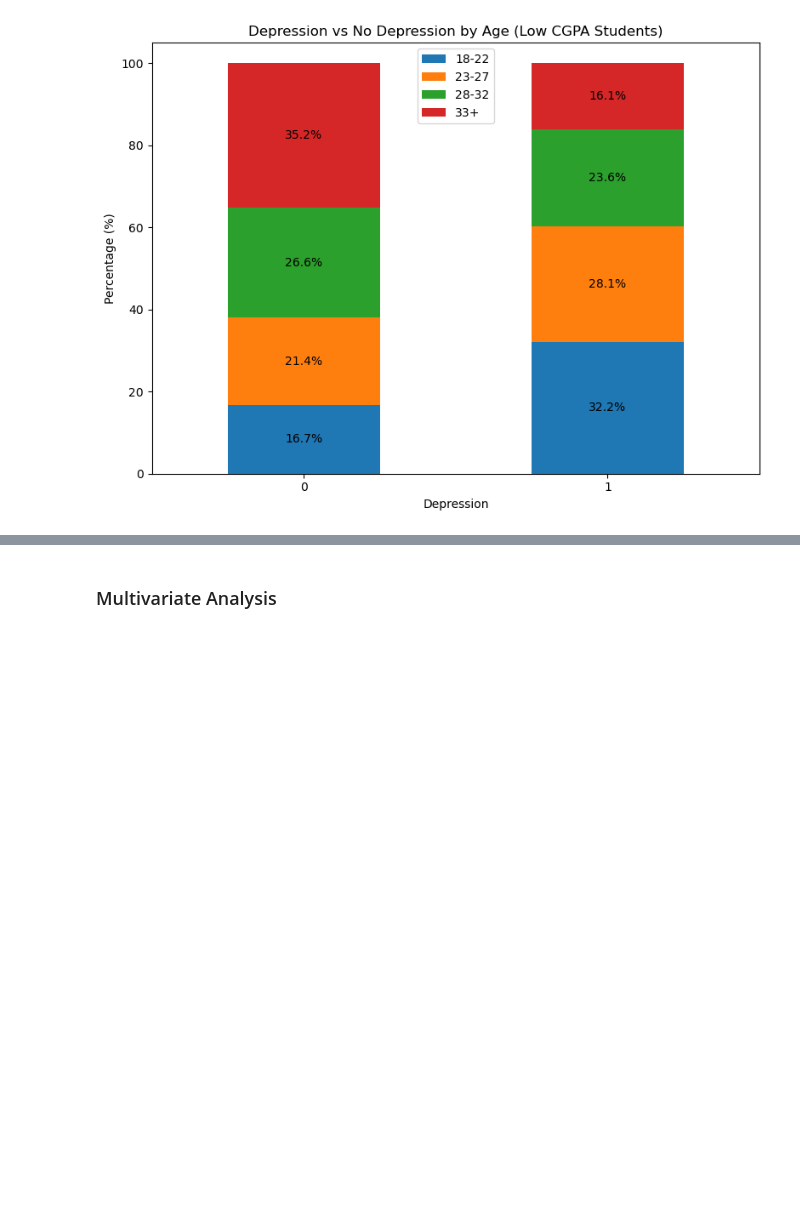
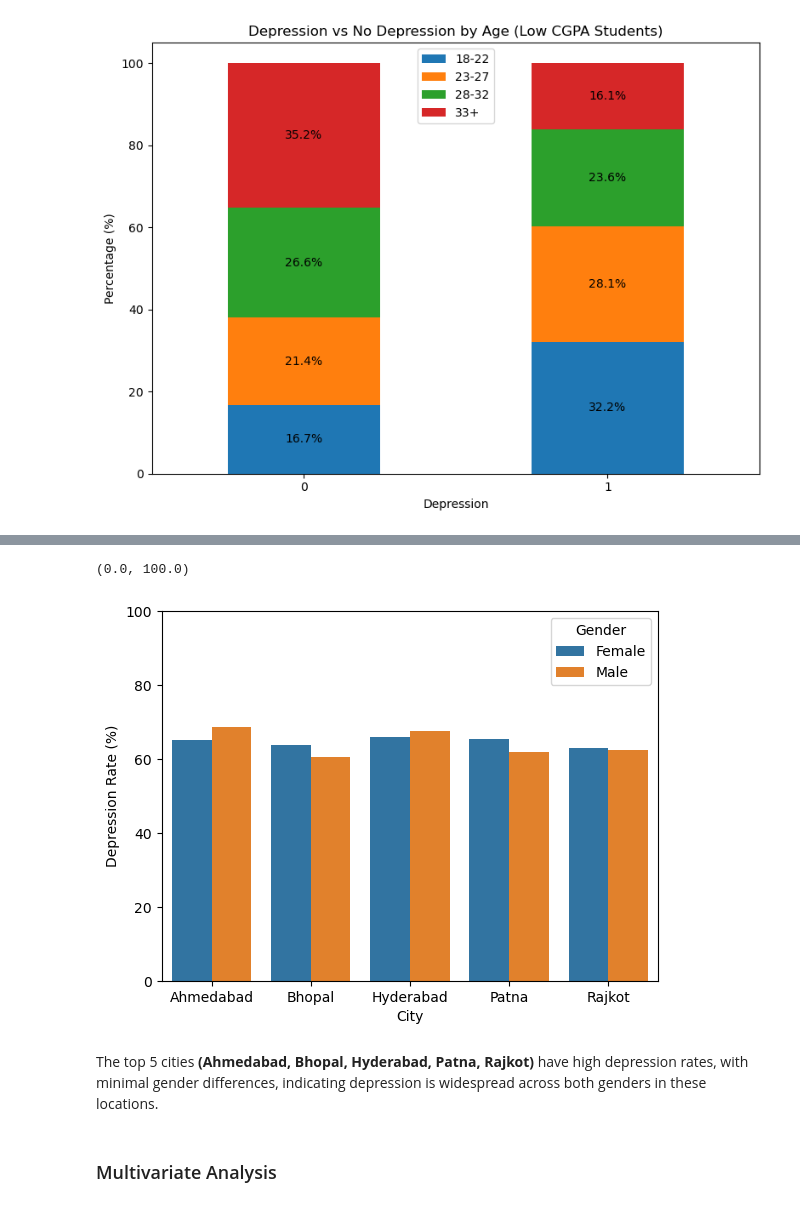
Before and after one commit to Siddharth-Saravanan/Student_Depression_Analysis_and_Prediction_using_Machine_Learning, a Jupyter notebook: student_depression_prediction.ipynb, the cells around one changed output, grey strips where cells are left out. Drawn from its saved outputs; the diff is of its cells as text; code cells hidden in the pictures; blank space fills up the shorter version.

```diff
--- a/student_depression_prediction.ipynb
+++ b/student_depression_prediction.ipynb
@@ -1068,0 +1073,9 @@ This indicates that low CGPA alone is not a strong differentiator of depression
+# %%
+city_depr = depr_df.groupby('City')['Depression'].agg(['sum','count'])
+city_depr['Depression Rate (%)'] = ((city_depr['sum']/city_depr['count'])*100).round(2)
+top5_cities = city_depr.sort_values(by='Depression Rate (%)', ascending=False).head(5).index.tolist()
+
+#
+city_gen_depr = depr_df[depr_df['City'].isin(top5_cities)].groupby(['City','Gender'])['Depression'].agg(['sum','count'])
+city_gen_depr['Depression Rate (%)'] = ((city_gen_depr['sum']/city_gen_depr['count'])*100).round(2)
+city_gen_depr
@@ -1069,3 +1095,16 @@ This indicates that low CGPA alone is not a strong differentiator of depression
+# %%
+sns.barplot(
+    data=city_gen_depr,
+    x='City',
+    y='Depression Rate (%)',
+    hue='Gender'
+)
+plt.ylim(0,100)
+# %% [output]
+(0.0, 100.0)
+[figure, added]
+# %% [markdown]
+The top 5 cities **(Ahmedabad, Bhopal, Hyderabad, Patna, Rajkot)** have high depression rates, with minimal gender differences, indicating depression is widespread across both genders in these locations.
 # %% [markdown]
 ### Multivariate Analysis
 # %% [markdown]
```
Also changed, not shown: parts of 3 cells of this notebook.
